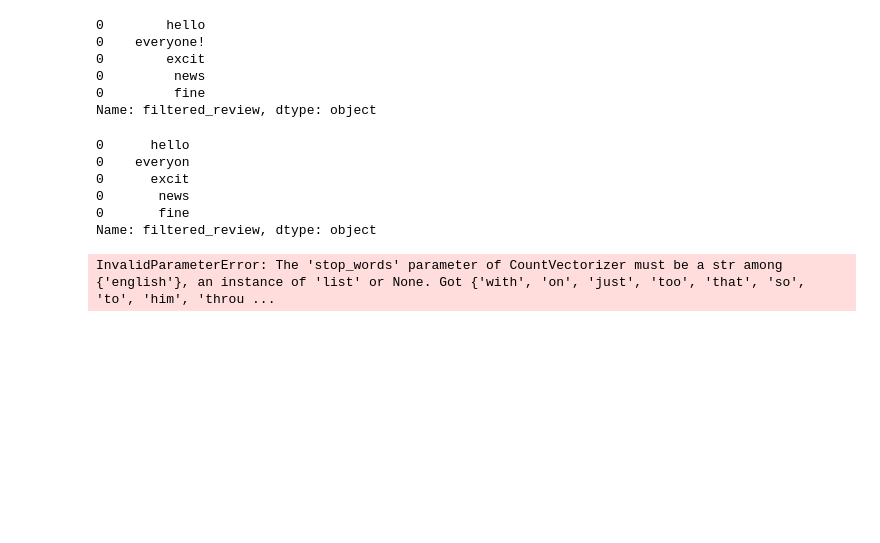
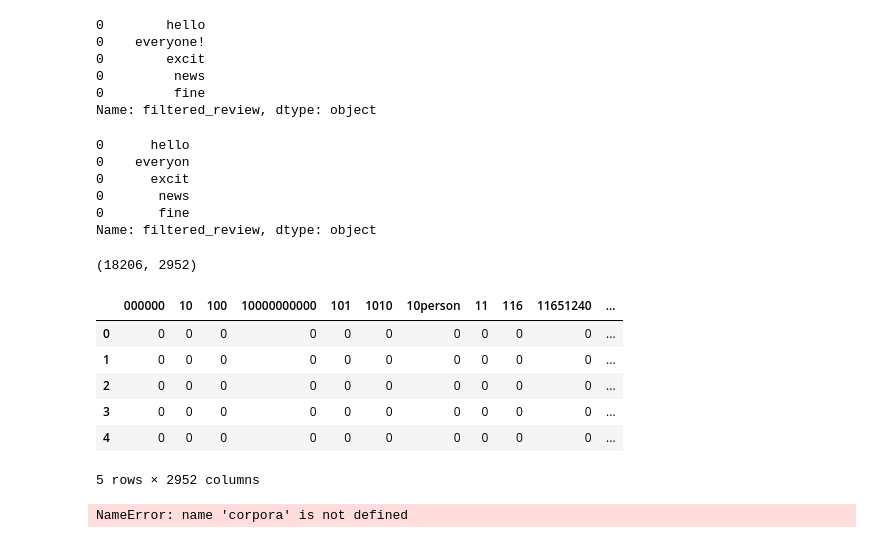
Before and after one commit to raizelistaken/reddit-nlp-sentiment, a Jupyter notebook: Reddit.ipynb, the cells around one changed output. Cells and saved outputs as stored; diff of their text form; code cells hidden in the pictures; blank space fills up the shorter version.

```diff
--- a/Reddit.ipynb
+++ b/Reddit.ipynb
@@ -54,9 +84,9 @@ from nltk.tokenize import RegexpTokenizer
 tokenizer = RegexpTokenizer(r'[a-zA-Z0-9]+')
 # %%
 reddit = praw.Reddit(
-    client_id="",
-    client_secret="",
-    user_agent="",
+    client_id=,
+    client_secret=,
+    user_agent=,
 )
 # %%
 print(reddit.read_only)
@@ -533,7 +565,25 @@ Name: filtered_review, dtype: object
 # %%
 # sparse Document Term Matrix
 
-vec = CountVectorizer(stop_words=stopwords_list)
+vec = CountVectorizer(stop_words=list(stopwords_list))
 X = vec.fit_transform(stemmed_words.values.tolist())
+
+df = pd.DataFrame(X.toarray(), columns = vec.get_feature_names_out())
+print(df.shape)
+df.head()
 # %% [output]
-InvalidParameterError: The 'stop_words' parameter of CountVectorizer must be a str among {'english'}, an instance of 'list' or None. Got {'with', 'on', 'just', 'too', 'that', 'so', 'to', 'him', 'throu ...
+(18206, 2952)
+|  | 000000 | 10 | 100 | 10000000000 | 101 | 1010 | 10person | 11 | 116 | 11651240 | ... |
+| 0 | 0 | 0 | 0 | 0 | 0 | 0 | 0 | 0 | 0 | 0 | ... |
+| 1 | 0 | 0 | 0 | 0 | 0 | 0 | 0 | 0 | 0 | 0 | ... |
+| 2 | 0 | 0 | 0 | 0 | 0 | 0 | 0 | 0 | 0 | 0 | ... |
+| 3 | 0 | 0 | 0 | 0 | 0 | 0 | 0 | 0 | 0 | 0 | ... |
+| 4 | 0 | 0 | 0 | 0 | 0 | 0 | 0 | 0 | 0 | 0 | ... |
+5 rows × 2952 columns
+# %%
+#dictionary of numbers to words
+dictionary = corpora.Dictionary(all_words_cleaned)
+type(dictionary)
+len(dictionary)
+# %% [output]
+NameError: name 'corpora' is not defined
```
Also changed, not shown: parts of 3 cells of this notebook.
